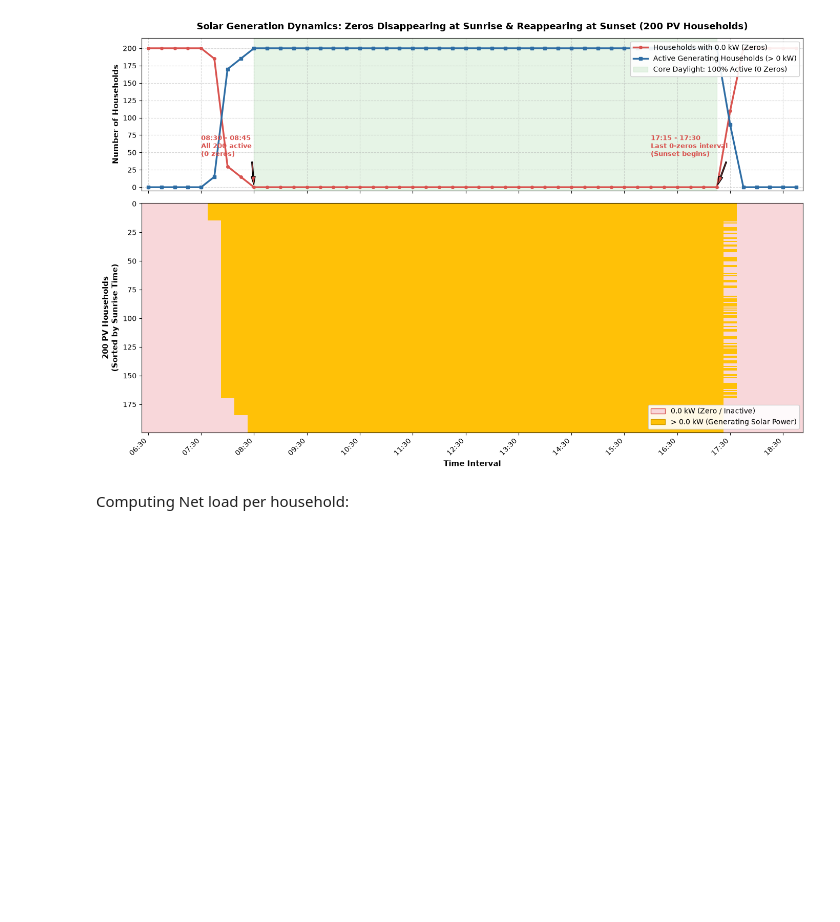
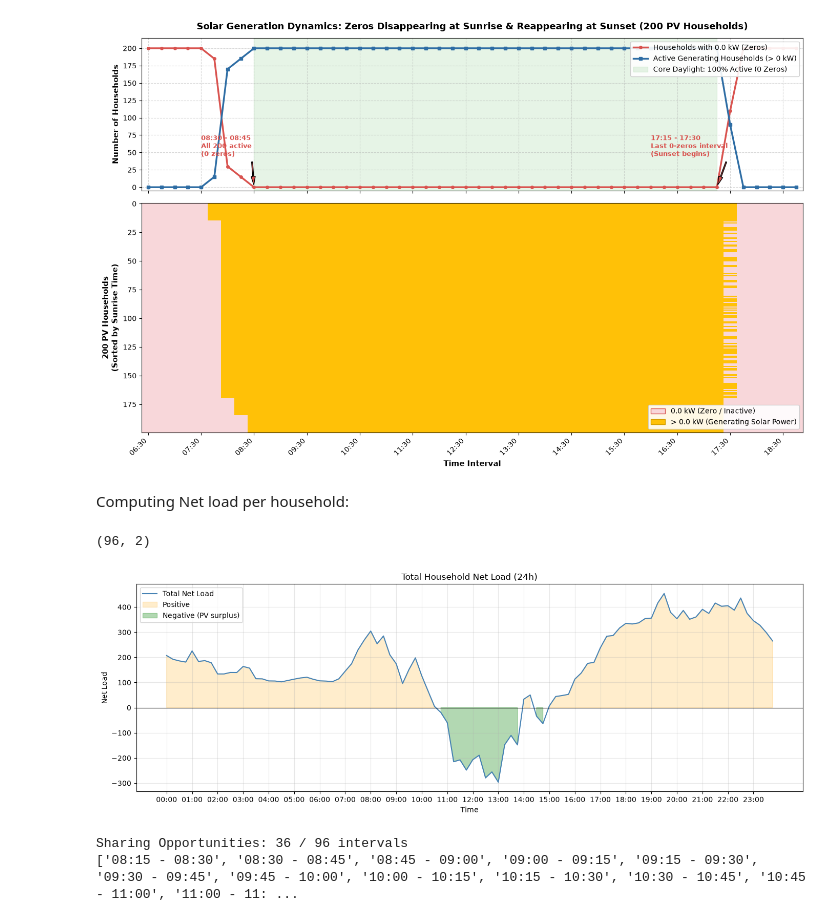
Before and after one commit to RaduTuodr/AgenticAI-EnergyCommunities, a Jupyter notebook: notebooks/dataset_discovery.ipynb, the cells around one changed output. Cells and saved outputs as stored; diff of their text form; code cells hidden in the pictures; blank space fills up the shorter version.

Commit message:
(feature): Data Access class for community data (only cons,prod,ev cons)

```diff
--- a/notebooks/dataset_discovery.ipynb
+++ b/notebooks/dataset_discovery.ipynb
@@ -464,3 +464,66 @@ plt.show()
 [figure]
 # %% [markdown]
 Computing Net load per household:
+# %%
+load = pd.read_excel(excel_path, sheet_name="Load")
+pv = pd.read_excel(excel_path, sheet_name="PV")
+
+load = load.rename(columns={load.columns[0]: "time"})
+pv = pv.rename(columns={pv.columns[0]: "time"})
+
+net_load = load.copy()
+net_load.iloc[:, 1:] = (load.iloc[:, 1:] - pv.iloc[:, 1:])
+
+total_net = net_load.iloc[:, 1:].sum(axis=1)
+
+total_net = pd.DataFrame({
+    "time": net_load["time"],
+    "total_net": total_net
+})
+
+print(total_net.shape)
+# %% [output]
+(96, 2)
+# %%
+values = total_net["total_net"]
+
+plt.figure(figsize=(14, 5))
+
+plt.plot(values, color="steelblue", label="Total Net Load")
+plt.fill_between(range(96), values, 0,
+                 where=values >= 0, alpha=0.2, color="orange",
+                 label="Positive")
+plt.fill_between(range(96), values, 0,
+                 where=values < 0, alpha=0.3, color="green",
+                 label="Negative (PV surplus)")
+
+plt.axhline(0, color="black", linewidth=0.8)
+
+plt.xlabel("Time")
+plt.ylabel("Net Load")
+plt.title("Total Household Net Load (24h)")
+plt.xticks(range(0, 96, 4), [f"{h:02d}:00" for h in range(24)])
+plt.grid(alpha=0.3)
+plt.legend()
+plt.tight_layout()
+plt.show()
+# %% [output]
+[figure, added]
+# %%
+net_values = net_load.iloc[:, 1:]
+
+surplus = net_values < 0
+deficit = net_values > 0
+
+sharing_needed = surplus.any(axis=1) & deficit.any(axis=1)
+sharing_intervals = net_load.loc[sharing_needed, ["time"]].copy()
+
+print(f"Sharing Opportunities: {len(sharing_intervals)} / 96 intervals")
+
+sharing_indices = sharing_intervals.index
+sharing_times = [ intervals_15min[i] for i in sharing_indices ]
+
+print(sharing_times)
+# %% [output]
+Sharing Opportunities: 36 / 96 intervals
+['08:15 - 08:30', '08:30 - 08:45', '08:45 - 09:00', '09:00 - 09:15', '09:15 - 09:30', '09:30 - 09:45', '09:45 - 10:00', '10:00 - 10:15', '10:15 - 10:30', '10:30 - 10:45', '10:45 - 11:00', '11:00 - 11: ...
```
Also changed, not shown: 3 other files.
